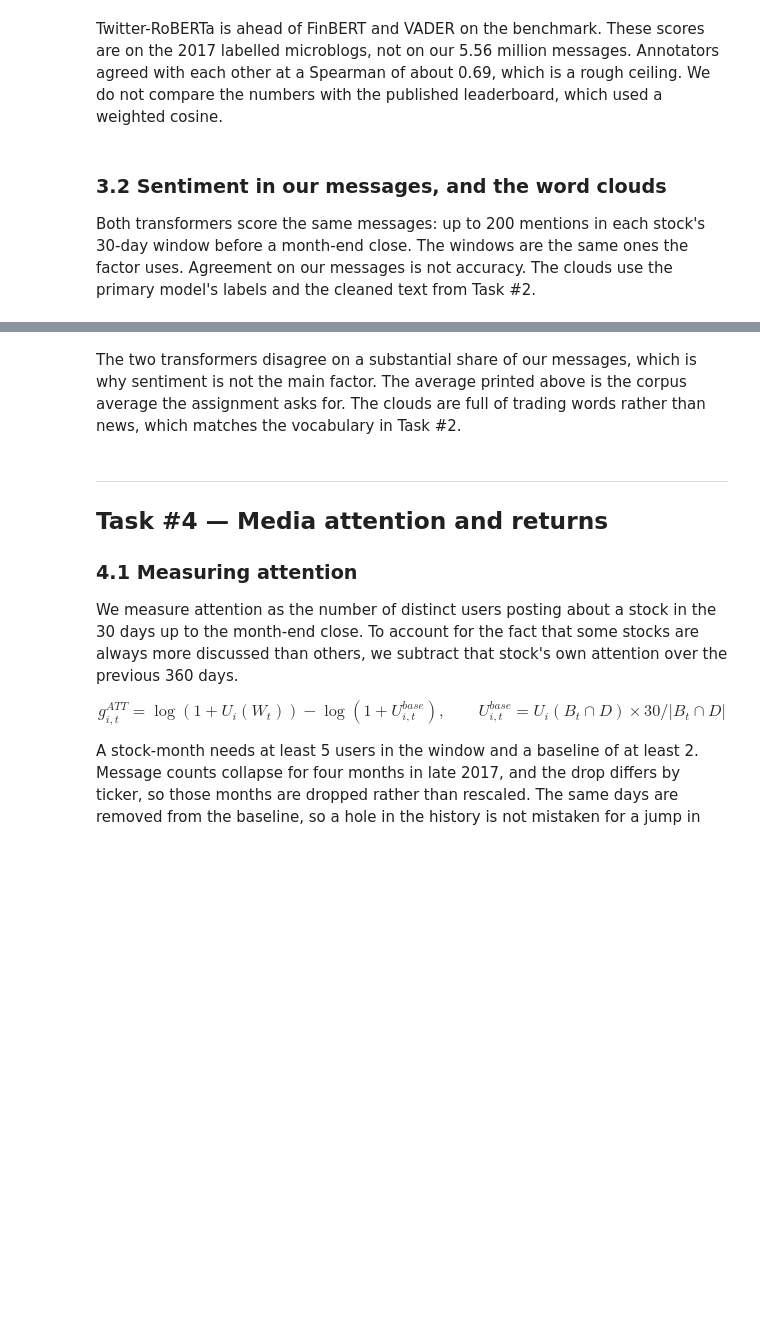
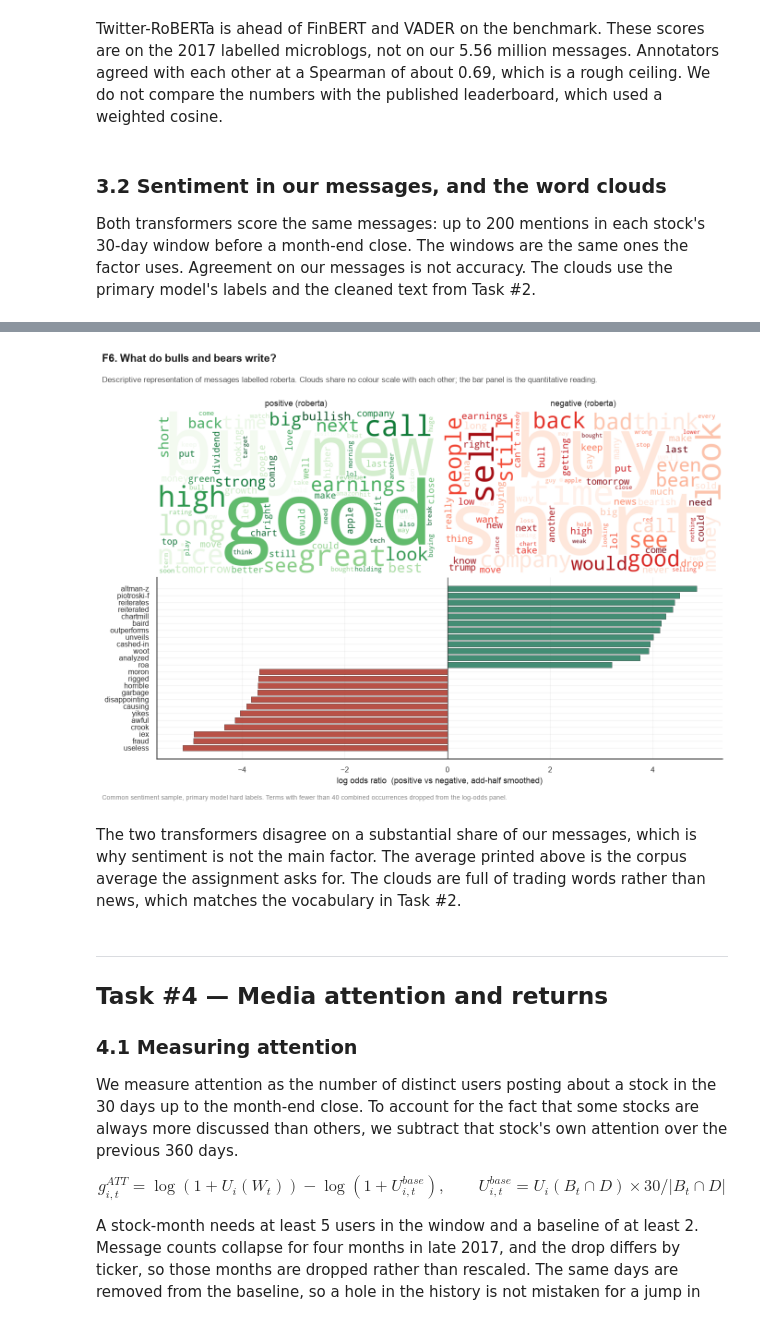
Before and after one commit to henricvsb/Finance-with-Big-Data-Lab-Sessions, a Jupyter notebook: #3/PCLAB#3 - Group 2 - Henricus Bracht Erdem Bayrakcioglu Leonard Fischbach.ipynb, the cells around one changed output, grey strips where cells are left out. Saved outputs shown, nothing was run; the diff lists cells and outputs as text; code cells hidden in the pictures; blank space fills up the shorter version.

```diff
--- a/#3/PCLAB#3 - Group 2 - Henricus Bracht Erdem Bayrakcioglu Leonard Fischbach.ipynb
+++ b/#3/PCLAB#3 - Group 2 - Henricus Bracht Erdem Bayrakcioglu Leonard Fischbach.ipynb
@@ -2539,3 +1846,69 @@ negative   0.1457
+# %%
+from wordcloud import WordCloud
+
+_cloud_src = _prim_ok.merge(_common_text, on="message_id", how="left")
+_pos_txt = _cloud_src.loc[_cloud_src["label"] == "positive", "message"]
+_neg_txt = _cloud_src.loc[_cloud_src["label"] == "negative", "message"]
+if len(_pos_txt) > WORDCLOUD_SAMPLE_N:
+    _pos_txt = _pos_txt.sample(WORDCLOUD_SAMPLE_N, random_state=RANDOM_SEED)
+if len(_neg_txt) > WORDCLOUD_SAMPLE_N:
+    _neg_txt = _neg_txt.sample(WORDCLOUD_SAMPLE_N, random_state=RANDOM_SEED)
+
+_pos_counter, _neg_counter = Counter(), Counter()
+for _t in _pos_txt.dropna():
+    _pos_counter.update(clean_for_analysis(_t, as_tokens=True))
+for _t in _neg_txt.dropna():
+    _neg_counter.update(clean_for_analysis(_t, as_tokens=True))
+
+_vocab = sorted(set(_pos_counter) | set(_neg_counter))
+_pos_n, _neg_n = sum(_pos_counter.values()), sum(_neg_counter.values())
+_odds_rows = []
+for w in _vocab:
+    cp, cn = _pos_counter[w], _neg_counter[w]
+    if cp + cn < 40:
+        continue
+    lor = np.log(((cp + 0.5) / (_pos_n + 1)) / ((cn + 0.5) / (_neg_n + 1)))
+    _odds_rows.append((w, lor, cp, cn))
+_odds = pd.DataFrame(_odds_rows, columns=["term", "log_odds", "pos", "neg"])
+_odds["abs"] = _odds["log_odds"].abs()
+_top_odds = pd.concat([_odds.nlargest(12, "log_odds"), _odds.nsmallest(12, "log_odds")])
+
+_vmax = max(_pos_counter.most_common(1)[0][1], _neg_counter.most_common(1)[0][1])
+wc_pos = WordCloud(width=720, height=420, background_color="white",
+                   colormap="Greens", max_words=80, relative_scaling=0.4,
+                   random_state=RANDOM_SEED).generate_from_frequencies(_pos_counter)
+wc_neg = WordCloud(width=720, height=420, background_color="white",
+                   colormap="Reds", max_words=80, relative_scaling=0.4,
+                   random_state=RANDOM_SEED).generate_from_frequencies(_neg_counter)
+
+fig = plt.figure(figsize=(10.6, 7.6))
+ax1 = fig.add_subplot(2, 2, 1)
+ax2 = fig.add_subplot(2, 2, 2)
+ax3 = fig.add_subplot(2, 1, 2)
+ax1.imshow(wc_pos, interpolation="bilinear")
+ax1.set_axis_off()
+ax1.set_title(f"positive ({PRIMARY_MODEL})", fontsize=10)
+ax2.imshow(wc_neg, interpolation="bilinear")
+ax2.set_axis_off()
+ax2.set_title(f"negative ({PRIMARY_MODEL})", fontsize=10)
+_colors = np.where(_top_odds["log_odds"] > 0, PALETTE["positive"], PALETTE["negative"])
+_ord = _top_odds.sort_values("log_odds")
+ax3.barh(_ord["term"], _ord["log_odds"], color=np.where(_ord["log_odds"] > 0,
+                                                        PALETTE["positive"], PALETTE["negative"]),
+         edgecolor="black", linewidth=0.3, alpha=0.88)
+ax3.axvline(0, color="#333333", linewidth=0.8)
+ax3.set_xlabel("log odds ratio  (positive vs negative, add-half smoothed)")
+label_figure(
+    fig,
+    "F6. What do bulls and bears write?",
+    f"Descriptive representation of messages labelled {PRIMARY_MODEL}. Clouds share no colour "
+    f"scale with each other; the bar panel is the quantitative reading.",
+    "Common sentiment sample, primary model hard labels. Terms with fewer than 40 combined "
+    "occurrences dropped from the log-odds panel.",
+)
+plt.show()
+# %% [output]
+[figure, added]
 # %% [markdown]
 The two transformers disagree on a substantial share of our messages, which is why sentiment is not the main factor. The average printed above is the corpus average the assignment asks for. The clouds are full of trading words rather than news, which matches the vocabulary in Task #2.
 # %% [markdown]
```
Also changed, not shown: parts of 50 cells of this notebook.
